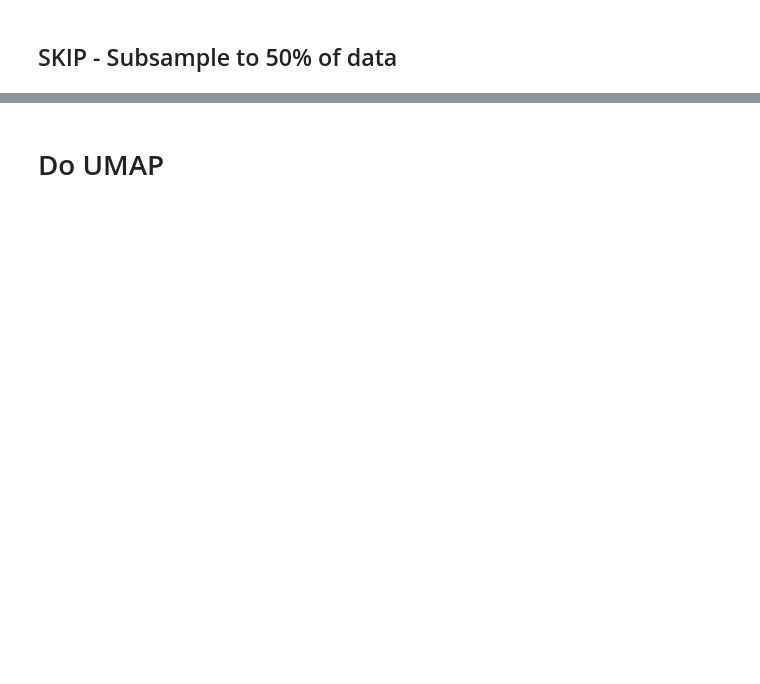
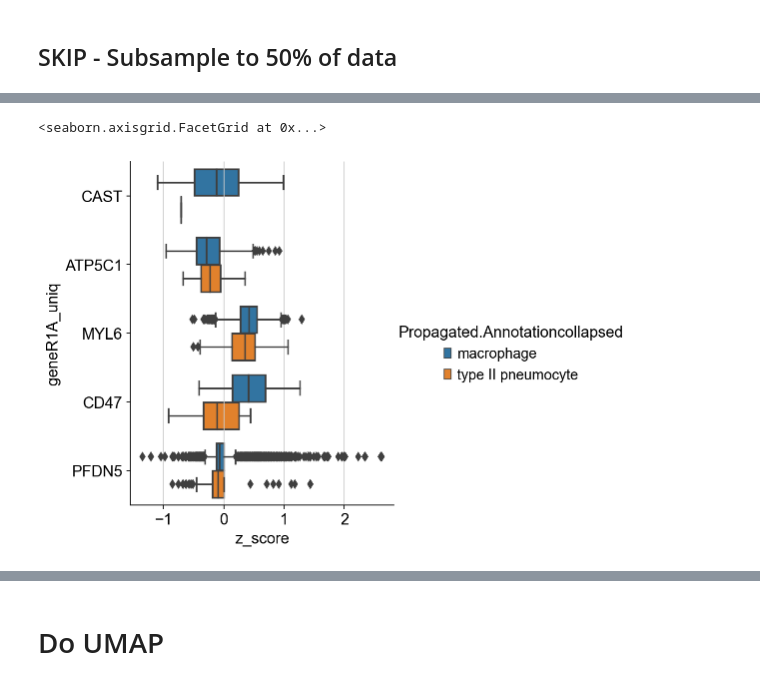
Before and after one commit to czbiohub-sf/tabula-sapiens, a Jupyter notebook: analysis-scripts/pilot1_pilot2/004_splicing_dists.ipynb, the cells around one changed output, grey strips where cells are left out. Cells and saved outputs as stored; diff of their text form; code cells hidden in the pictures; blank space fills up the shorter version.

```diff
--- a/analysis-scripts/pilot1_pilot2/004_splicing_dists.ipynb
+++ b/analysis-scripts/pilot1_pilot2/004_splicing_dists.ipynb
@@ -164,0 +313,6 @@ adata_with_splicing_subset.obs.groupby(['donor', 'tissue']).size()
+# %%
+celltypes_to_test = ["macrophage", "type II pneumocyte"]
+filtered_celltypes = adata_with_splicing_subset.obs['Propagated.Annotationcollapsed'].isin(celltypes_to_test)
+# %%
+filtered_adata_with_splicing_subset = adata_with_splicing_subset[filtered_celltypes]
+filtered_adata_with_splicing_subset
@@ -164,0 +348,4 @@ adata_with_splicing_subset.obs.groupby(['donor', 'tissue']).size()
+# %%
+splicing_lung_cell_subset = splicing2d_lung_subset.loc[filtered_adata_with_splicing_subset.obs.index]
+print(splicing_lung_cell_subset.shape)
+splicing_lung_cell_subset.head()
@@ -164,0 +361,6 @@ adata_with_splicing_subset.obs.groupby(['donor', 'tissue']).size()
+# %%
+splicing_lung_cell_subset_tidy = splicing_lung_cell_subset.unstack().reset_index()
+splicing_lung_cell_subset_tidy = splicing_lung_cell_subset_tidy.rename(columns={0:"z_score"})
+splicing_lung_cell_subset_tidy = splicing_lung_cell_subset_tidy.join(filtered_adata_with_splicing_subset.obs["Propagated.Annotationcollapsed"], on="cell_id")
+print(splicing_lung_cell_subset_tidy.shape)
+splicing_lung_cell_subset_tidy.head()
@@ -165,2 +375,7 @@ adata_with_splicing_subset.obs.groupby(['donor', 'tissue']).size()
+# %%
+sns.catplot(data=splicing_lung_cell_subset_tidy, y="geneR1A_uniq", x="z_score", hue="Propagated.Annotationcollapsed", kind="box")
+# %% [output]
+<seaborn.axisgrid.FacetGrid at 0x...>
+[figure, added]
 # %%
 adata_with_splicing_subset.obs.groupby(['donor', 'tissue', 'Propagated.Annotationcollapsed'], observed=True).size()
```
Also changed, not shown: parts of 35 cells of this notebook, 2 other files.
